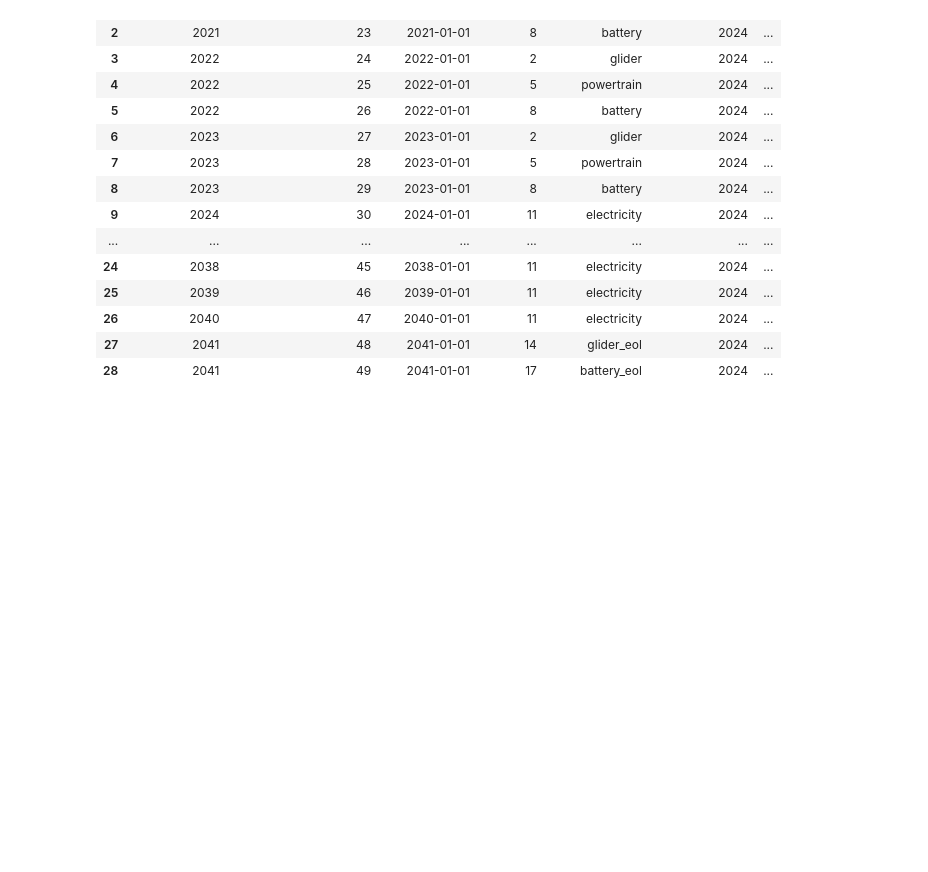
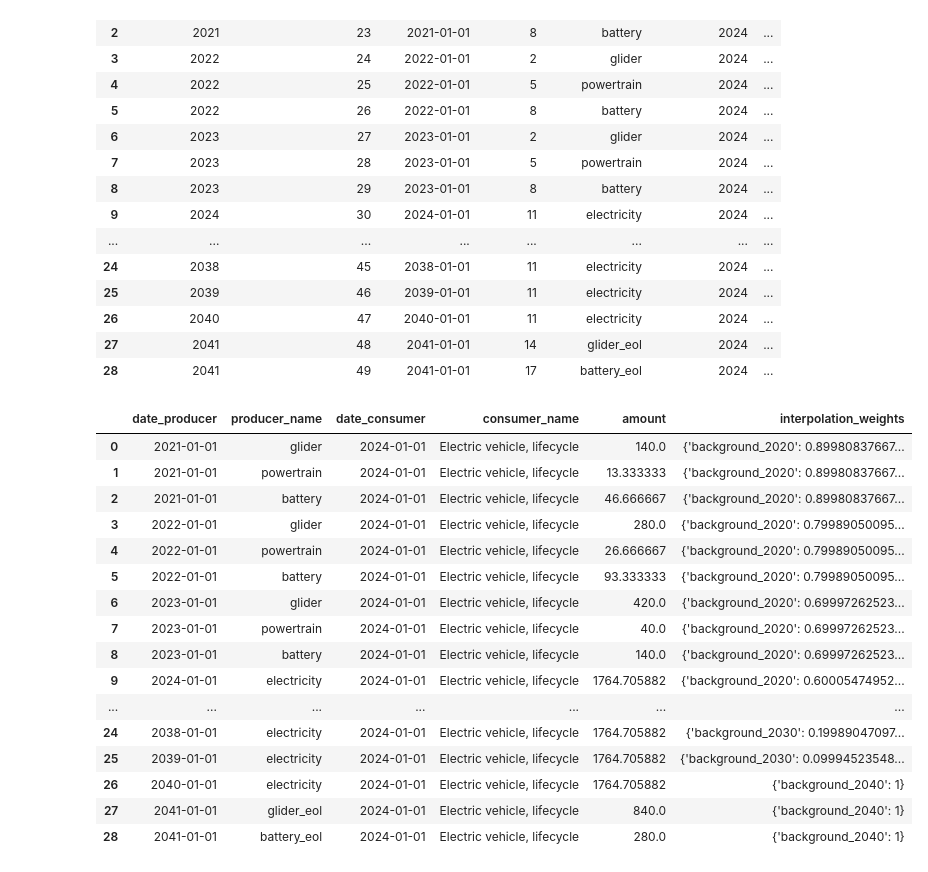
Before and after one commit to JanTautorus/bw_timex, a Jupyter notebook: notebooks/timeline_experiments.ipynb, the cells around one changed output. Cells and saved outputs as stored; diff of their text form; code cells hidden in the pictures; blank space fills up the shorter version.

Commit message:
construct technosphere tensor and interpolation matrix based on timeline

```diff
--- a/notebooks/timeline_experiments.ipynb
+++ b/notebooks/timeline_experiments.ipynb
@@ -27,3 +27,32 @@ timeline
 | 26 | 2040 | 47 | 2040-01-01 | 11 | electricity | 2024 | ... |
 | 27 | 2041 | 48 | 2041-01-01 | 14 | glider_eol | 2024 | ... |
 | 28 | 2041 | 49 | 2041-01-01 | 17 | battery_eol | 2024 | ... |
+# %%
+timeline[
+            [
+                "date_producer",
+                "producer_name",
+                "date_consumer",
+                "consumer_name",
+                "amount",
+                "interpolation_weights",
+            ]
+    ]
+# %% [output]
+|  | date_producer | producer_name | date_consumer | consumer_name | amount | interpolation_weights |
+| 0 | 2021-01-01 | glider | 2024-01-01 | Electric vehicle, lifecycle | 140.0 | {'background_2020': 0.89980837667... |
+| 1 | 2021-01-01 | powertrain | 2024-01-01 | Electric vehicle, lifecycle | 13.333333 | {'background_2020': 0.89980837667... |
+| 2 | 2021-01-01 | battery | 2024-01-01 | Electric vehicle, lifecycle | 46.666667 | {'background_2020': 0.89980837667... |
+| 3 | 2022-01-01 | glider | 2024-01-01 | Electric vehicle, lifecycle | 280.0 | {'background_2020': 0.79989050095... |
+| 4 | 2022-01-01 | powertrain | 2024-01-01 | Electric vehicle, lifecycle | 26.666667 | {'background_2020': 0.79989050095... |
+| 5 | 2022-01-01 | battery | 2024-01-01 | Electric vehicle, lifecycle | 93.333333 | {'background_2020': 0.79989050095... |
+| 6 | 2023-01-01 | glider | 2024-01-01 | Electric vehicle, lifecycle | 420.0 | {'background_2020': 0.69997262523... |
+| 7 | 2023-01-01 | powertrain | 2024-01-01 | Electric vehicle, lifecycle | 40.0 | {'background_2020': 0.69997262523... |
+| 8 | 2023-01-01 | battery | 2024-01-01 | Electric vehicle, lifecycle | 140.0 | {'background_2020': 0.69997262523... |
+| 9 | 2024-01-01 | electricity | 2024-01-01 | Electric vehicle, lifecycle | 1764.705882 | {'background_2020': 0.60005474952... |
+| ... | ... | ... | ... | ... | ... | ... |
+| 24 | 2038-01-01 | electricity | 2024-01-01 | Electric vehicle, lifecycle | 1764.705882 | {'background_2030': 0.19989047097... |
+| 25 | 2039-01-01 | electricity | 2024-01-01 | Electric vehicle, lifecycle | 1764.705882 | {'background_2030': 0.09994523548... |
+| 26 | 2040-01-01 | electricity | 2024-01-01 | Electric vehicle, lifecycle | 1764.705882 | {'background_2040': 1} |
+| 27 | 2041-01-01 | glider_eol | 2024-01-01 | Electric vehicle, lifecycle | 840.0 | {'background_2040': 1} |
+| 28 | 2041-01-01 | battery_eol | 2024-01-01 | Electric vehicle, lifecycle | 280.0 | {'background_2040': 1} |
```
Also changed, not shown: parts of 4 cells of this notebook.
